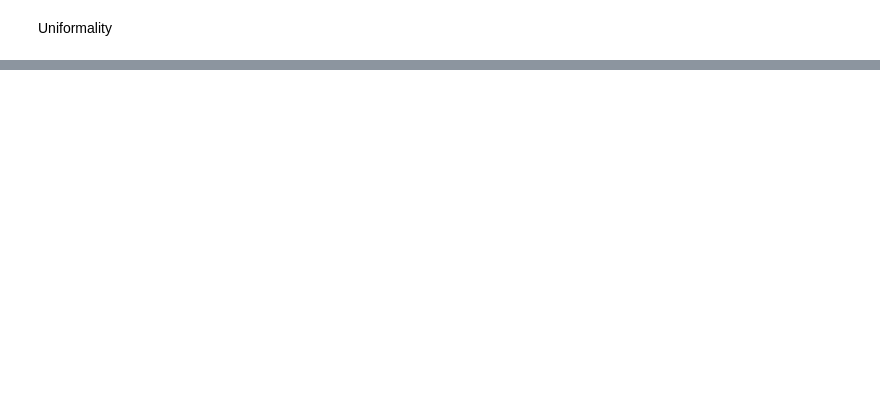
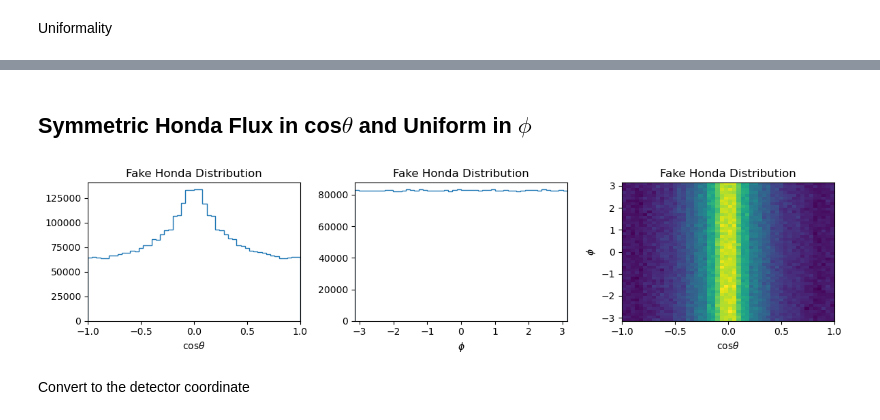
Before and after one commit to yuntsebaryon/BoostedDM2024, a Jupyter notebook: Atmos/atmosDirection.ipynb, the cells around one changed output, grey strips where cells are left out. Saved outputs shown, nothing was run; the diff lists cells and outputs as text; code cells hidden in the pictures; blank space fills up the shorter version.

Commit message:
add one more angular distribution test and conclusion

```diff
--- a/Atmos/atmosDirection.ipynb
+++ b/Atmos/atmosDirection.ipynb
@@ -605,0 +606,20 @@ hcosthSymmCosthSun.min(), hcosthSymmCosthSun.max(), hcosthSymmCosthSun.min()/hco
+# %% [markdown]
+## Symmetric Honda Flux in cos$\theta$ and Uniform in $\phi$
+# %%
+fig, ax = plt.subplots(1, 3, figsize = (12, 3), layout = 'tight' )
+ax[0].hist( vSymmCosthHondaCosth, bins = costhBins, histtype = 'step', label = r'cos$thera$' )
+ax[1].hist( uniPhi, bins = phiBins, histtype = 'step', label = r'$phi$' )
+
+ax[0].set_xlabel( r'cos$\theta$')
+ax[1].set_xlabel( r'$\phi$' )
+ax[0].set_xlim([-1, 1])
+ax[1].set_xlim([-np.pi, np.pi])
+
+ax[2].hist2d( vSymmCosthHondaCosth, uniPhi, bins = (costhBins, phiBins))
+ax[2].set_xlabel( r'cos$\theta$')
+ax[2].set_ylabel( r'$\phi$')
+
+for i in range(3):
+    ax[i].set_title('Fake Honda Distribution')
+# %% [output]
+[figure, added]
@@ -605,0 +628,2 @@ hcosthSymmCosthSun.min(), hcosthSymmCosthSun.max(), hcosthSymmCosthSun.min()/hco
+# %% [markdown]
+Convert to the detector coordinate
```
Also changed, not shown: parts of 25 cells of this notebook.
